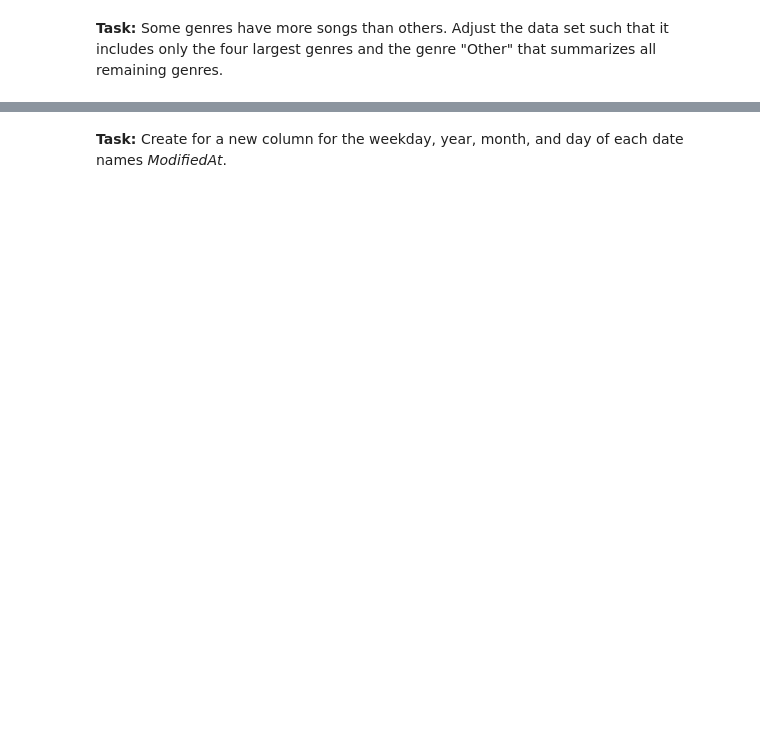
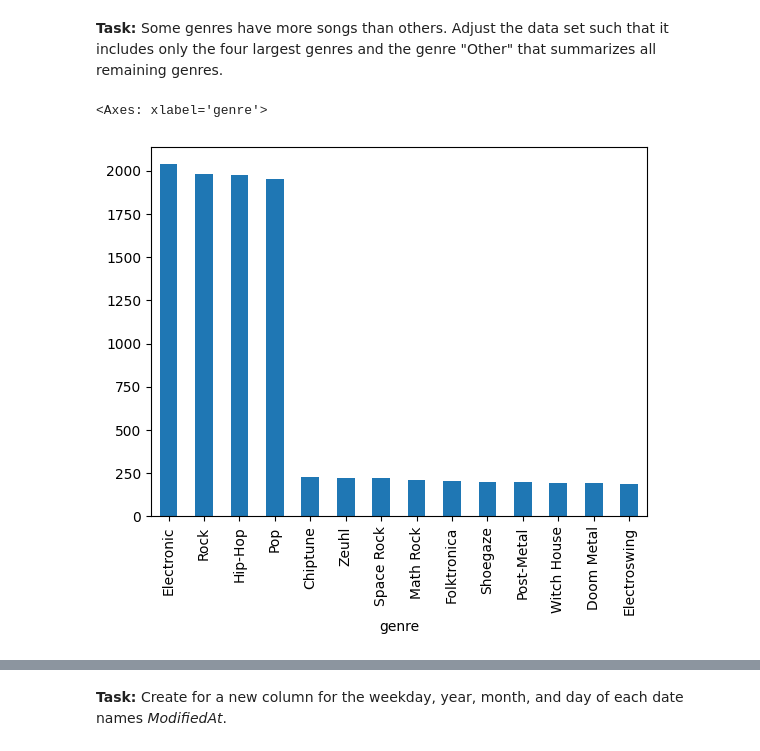
Before and after one commit to SchimSlady/BAML, a Jupyter notebook: 06 week/template_t6.ipynb, the cells around one changed output, grey strips where cells are left out. Cells and saved outputs as stored; diff of their text form; code cells hidden in the pictures; blank space fills up the shorter version.

```diff
--- a/06 week/template_t6.ipynb
+++ b/06 week/template_t6.ipynb
@@ -36,3 +94,6 @@ df_users.head(10)
 ##### user_behavior.csv
 # %% [markdown]
 **Task**: Read the *user_behavior.csv* file.
+# %%
+user_behavior = pd.read_csv("user_behavior.csv", delimiter=";")
+user_behavior
@@ -39,2 +114,8 @@ df_users.head(10)
 # %% [markdown]
 **Task**: Rename the columns according to the description in the exercise sheet.
+# %%
+user_behavior.rename(columns={'ml' : 'minListened'}, inplace=True)
+user_behavior.rename(columns={"g" : "genre"}, inplace=True)
+user_behavior.rename(columns={"f" : "liked"}, inplace=True)
+user_behavior.rename(columns={"mod" : "reviewDate"}, inplace=True)
+user_behavior
@@ -41,2 +136,6 @@ df_users.head(10)
 # %% [markdown]
 **Task:** Fix the data types of the attributes *Genre* (categorical) and *Favorite* (binary, categorical).
+# %%
+user_behavior['genre'] = user_behavior['genre'].astype('category')
+user_behavior['liked'] = user_behavior['liked'].astype('bool')
+user_behavior.info()
@@ -43,2 +158,8 @@ df_users.head(10)
 # %% [markdown]
 **Task:** Some genres have more songs than others. Adjust the data set such that it includes only the four largest genres and the genre "Other" that summarizes all remaining genres.
+# %%
+genreCount = user_behavior['genre'].value_counts()
+genreCount.plot(kind='bar')
+# %% [output]
+<Axes: xlabel='genre'>
+[figure, added]
```
Also changed, not shown: parts of 18 cells of this notebook, 1 other file.
